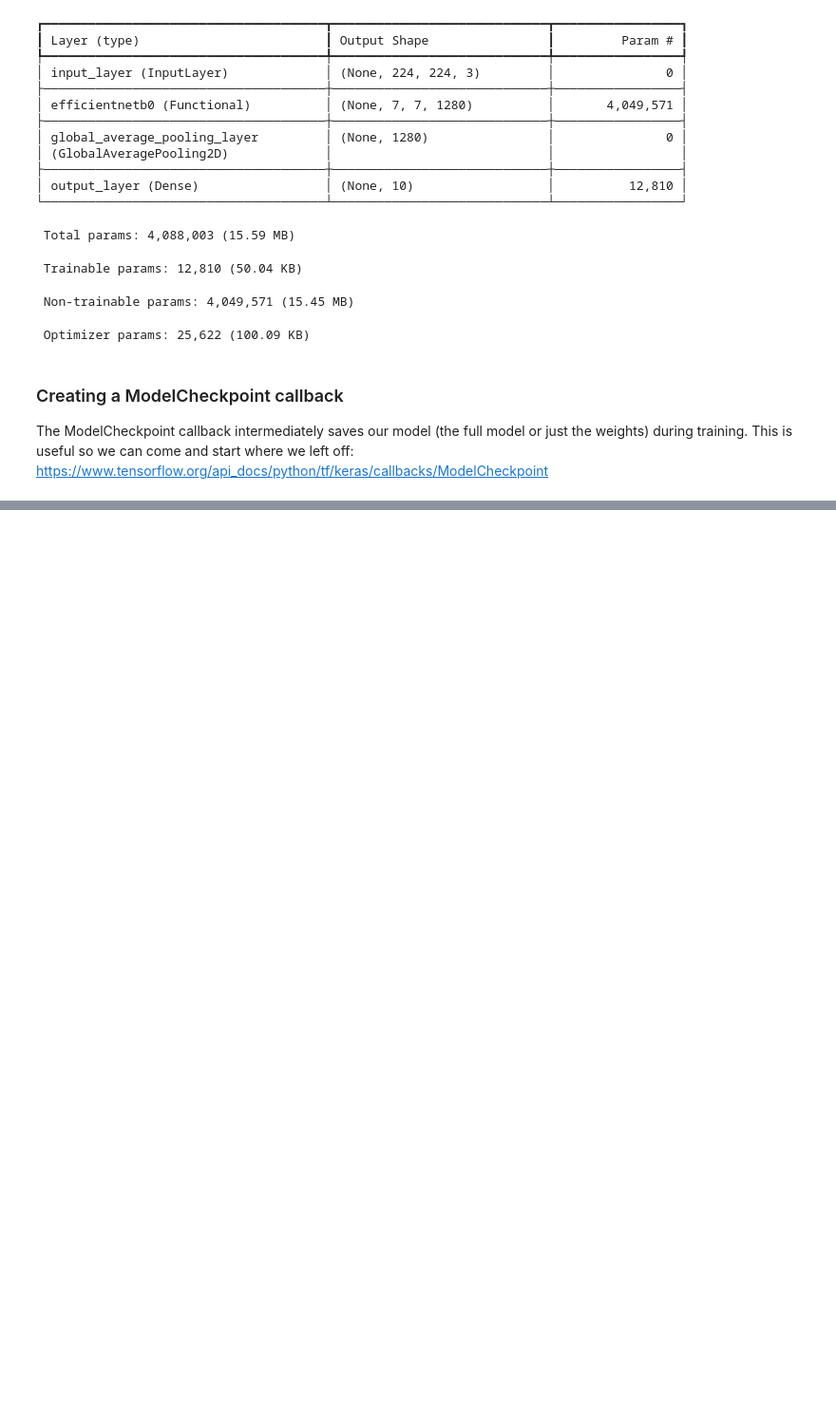
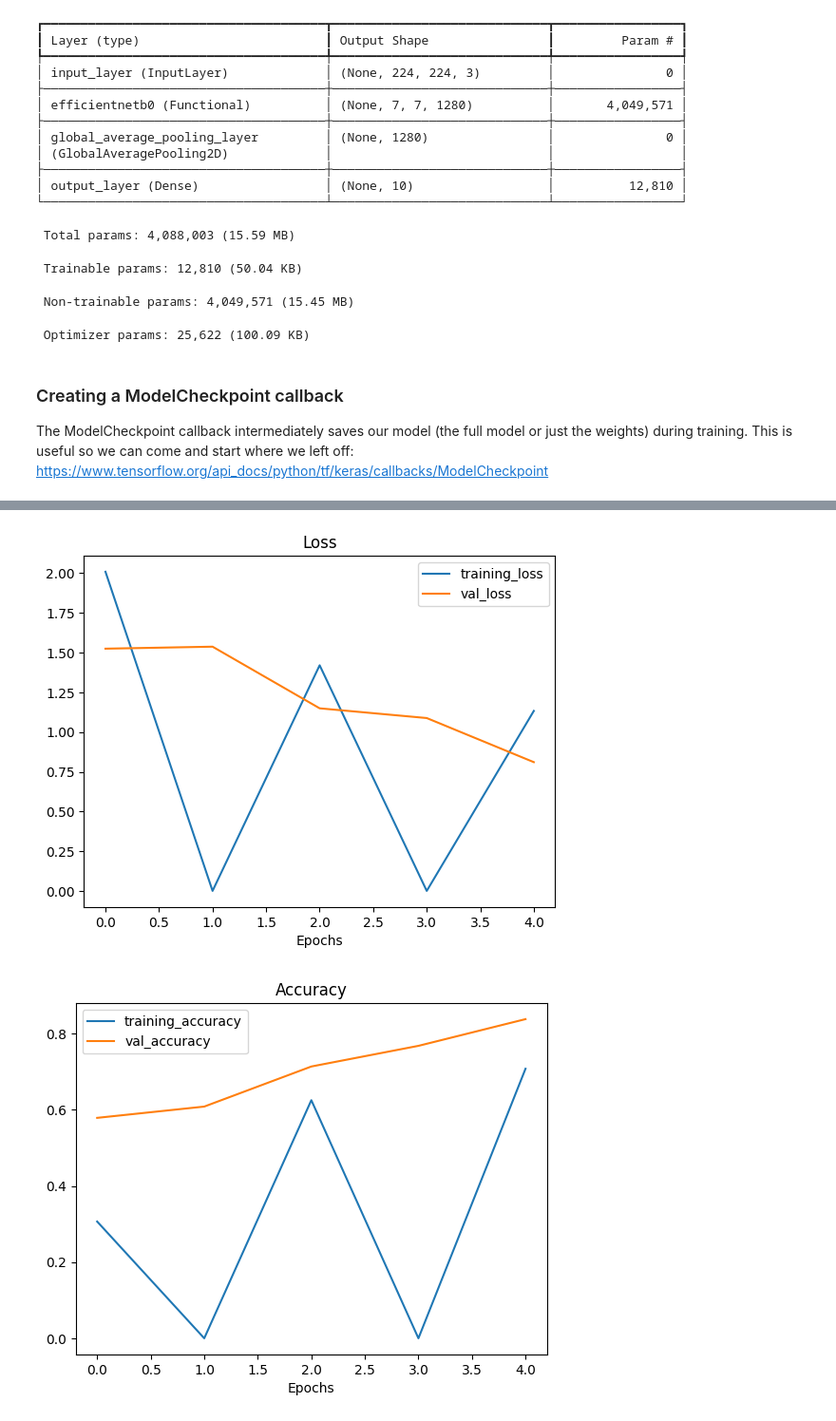
Before and after one commit to JJThoms1/05_transfer_learning_in_tensorflow_part_2_fine_tuning, a Jupyter notebook: 05_transfer_learning_in_tensorflow_part_2_fine_tuning.ipynb, the cells around one changed output, grey strips where cells are left out. Shown at 95% size. Drawn from its saved outputs; the diff is of its cells as text; code cells hidden in the pictures; blank space fills up the shorter version.

```diff
--- a/05_transfer_learning_in_tensorflow_part_2_fine_tuning.ipynb
+++ b/05_transfer_learning_in_tensorflow_part_2_fine_tuning.ipynb
@@ -701,0 +704,11 @@ checkpoint_callback = tf.keras.callbacks.ModelCheckpoint(filepath=checkpoint_pat
+# %%
+# Fit the model saving checkpoint every epoch
+initial_epochs = 5
+history_10_percent_data_aug = model_2.fit(train_data_10_percent,
+                                           epochs=initial_epochs,
+                                           steps_per_epoch=len(train_data_10_percent),
+                                           validation_data=test_data,
+                                           validation_steps=int(0.25 * len(test_data)),
+                                           callbacks=[create_tensorboard_callback(dir_name="transfer_learning",
+                                                                                  experiment_name="10_percent_data_aug"),
+                                                      checkpoint_callback])
@@ -701,0 +749,6 @@ checkpoint_callback = tf.keras.callbacks.ModelCheckpoint(filepath=checkpoint_pat
+# %%
+# Plot model loss curves
+plot_loss_curves(history_10_percent_data_aug)
+# %% [output]
+[figure, added]
+[figure, added]
```
Also changed, not shown: parts of 16 cells of this notebook.
